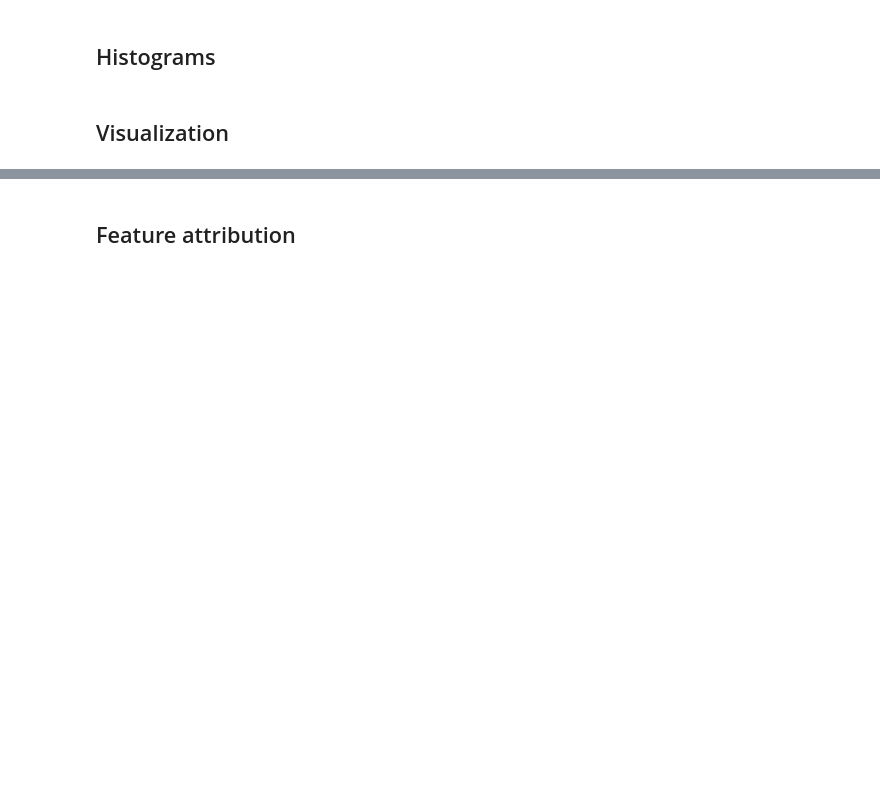
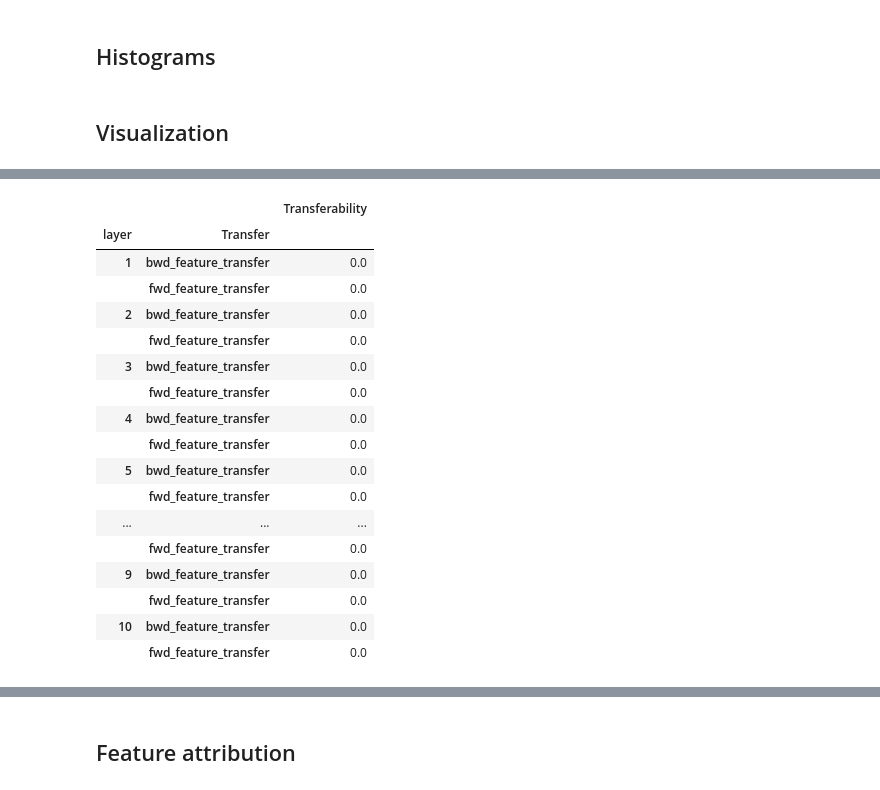
Before and after one commit to ghidav/sae-transfer-learning, a Jupyter notebook: human_eval.ipynb, the cells around one changed output, grey strips where cells are left out. Cells and saved outputs as stored; diff of their text form; code cells hidden in the pictures; blank space fills up the shorter version.

```diff
--- a/human_eval.ipynb
+++ b/human_eval.ipynb
@@ -278,0 +357,21 @@ top_logits, max_toks
+# %%
+plot_df.groupby(['layer', 'Transfer']).mean()
+# %% [output]
+|  |  | Transferability |
+| layer | Transfer |  |
+| 1 | bwd_feature_transfer | 0.0 |
+|  | fwd_feature_transfer | 0.0 |
+| 2 | bwd_feature_transfer | 0.0 |
+|  | fwd_feature_transfer | 0.0 |
+| 3 | bwd_feature_transfer | 0.0 |
+|  | fwd_feature_transfer | 0.0 |
+| 4 | bwd_feature_transfer | 0.0 |
+|  | fwd_feature_transfer | 0.0 |
+| 5 | bwd_feature_transfer | 0.0 |
+|  | fwd_feature_transfer | 0.0 |
+| ... | ... | ... |
+|  | fwd_feature_transfer | 0.0 |
+| 9 | bwd_feature_transfer | 0.0 |
+|  | fwd_feature_transfer | 0.0 |
+| 10 | bwd_feature_transfer | 0.0 |
+|  | fwd_feature_transfer | 0.0 |
```
Also changed, not shown: parts of 18 cells of this notebook, 10 other files.
